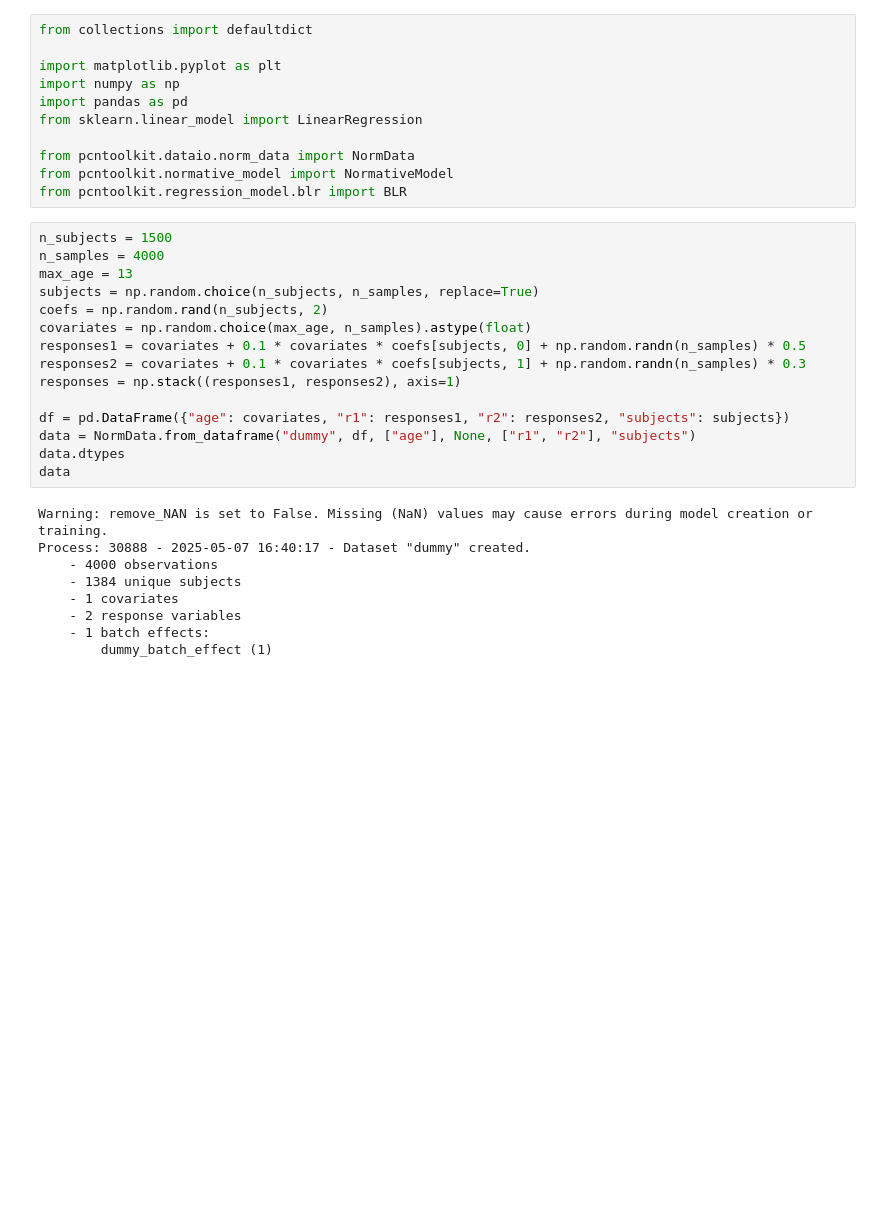
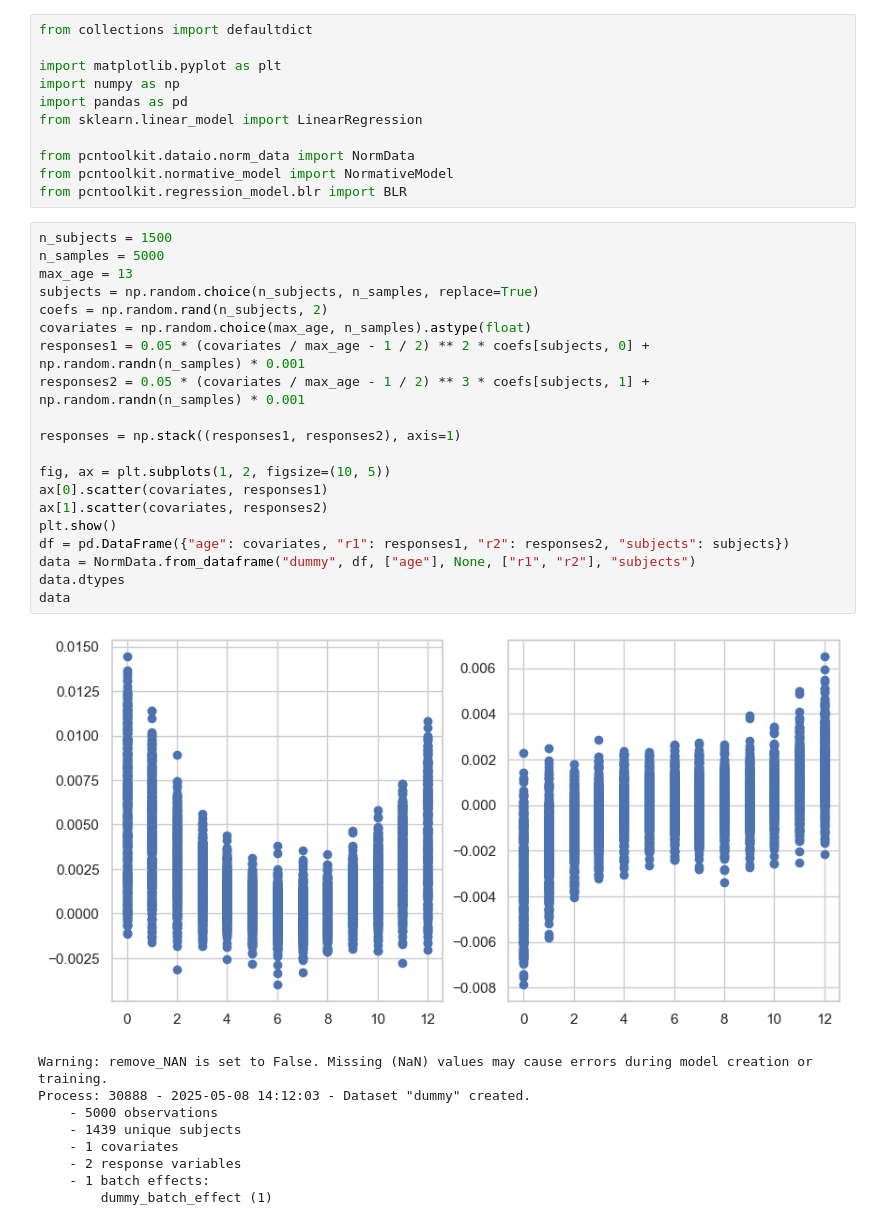
Before and after one commit to amarquand/PCNtoolkit, a Jupyter notebook: pcntoolkit/thrivelines.ipynb, the cells around one changed output. Drawn from its saved outputs; the diff is of its cells as text; blank space fills up the shorter version.

```diff
--- a/pcntoolkit/thrivelines.ipynb
+++ b/pcntoolkit/thrivelines.ipynb
@@ -11,24 +11,30 @@ from pcntoolkit.normative_model import NormativeModel
 from pcntoolkit.regression_model.blr import BLR
 # %%
 n_subjects = 1500
-n_samples = 4000
+n_samples = 5000
 max_age = 13
 subjects = np.random.choice(n_subjects, n_samples, replace=True)
 coefs = np.random.rand(n_subjects, 2)
 covariates = np.random.choice(max_age, n_samples).astype(float)
-responses1 = covariates + 0.1 * covariates * coefs[subjects, 0] + np.random.randn(n_samples) * 0.5
-responses2 = covariates + 0.1 * covariates * coefs[subjects, 1] + np.random.randn(n_samples) * 0.3
+responses1 = 0.05 * (covariates / max_age - 1 / 2) ** 2 * coefs[subjects, 0] + np.random.randn(n_samples) * 0.001
+responses2 = 0.05 * (covariates / max_age - 1 / 2) ** 3 * coefs[subjects, 1] + np.random.randn(n_samples) * 0.001
+
 responses = np.stack((responses1, responses2), axis=1)
 
+fig, ax = plt.subplots(1, 2, figsize=(10, 5))
+ax[0].scatter(covariates, responses1)
+ax[1].scatter(covariates, responses2)
+plt.show()
 df = pd.DataFrame({"age": covariates, "r1": responses1, "r2": responses2, "subjects": subjects})
 data = NormData.from_dataframe("dummy", df, ["age"], None, ["r1", "r2"], "subjects")
 data.dtypes
 data
 # %% [output]
+[figure, added]
 Warning: remove_NAN is set to False. Missing (NaN) values may cause errors during model creation or training.
-Process: 30888 - 2025-05-07 16:40:17 - Dataset "dummy" created.
-    - 4000 observations
-    - 1384 unique subjects
+Process: 30888 - 2025-05-08 14:12:03 - Dataset "dummy" created.
+    - 5000 observations
+    - 1439 unique subjects
     - 1 covariates
     - 2 response variables
     - 1 batch effects:
```
Also changed, not shown: parts of 10 cells of this notebook.
